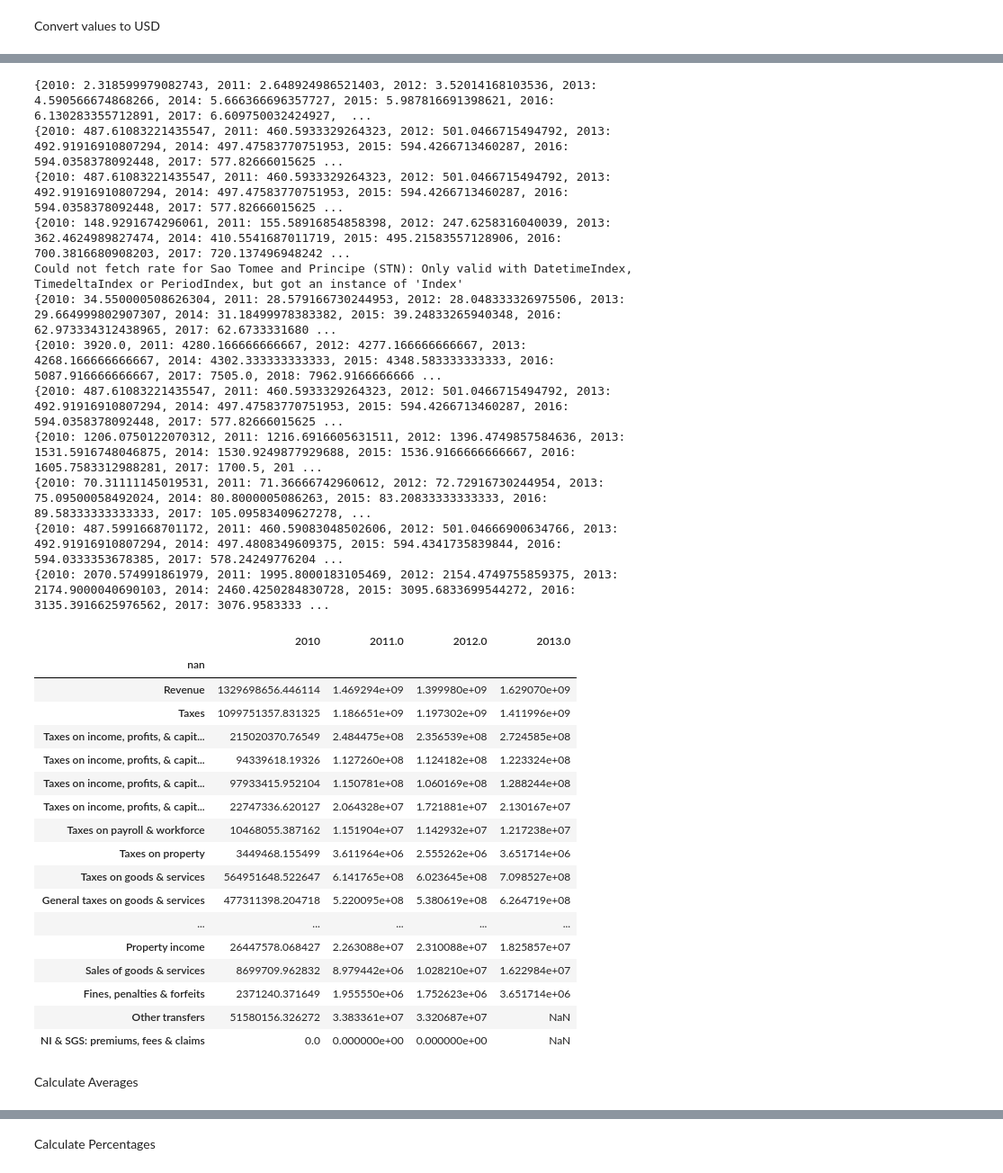
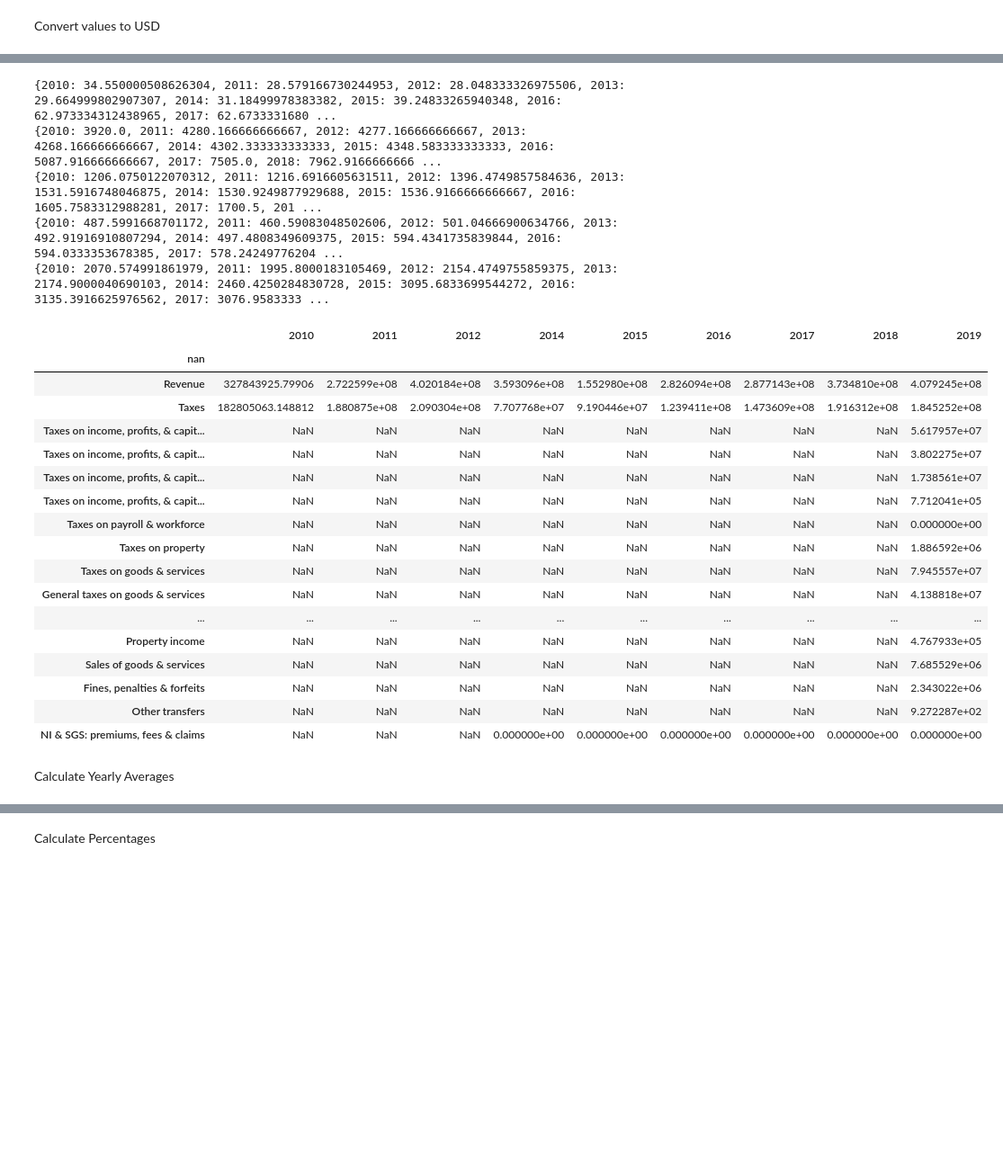
Before and after one commit to mpham8/macro-debtrelief-humancapital, a Jupyter notebook: govt-revenue.ipynb, the cells around one changed output, grey strips where cells are left out. Shown at 90% size. Drawn from its saved outputs; the diff is of its cells as text; code cells hidden in the pictures; blank space fills up the shorter version.

Commit message:
added year weighting fix

```diff
--- a/govt-revenue.ipynb
+++ b/govt-revenue.ipynb
@@ -126,10 +126,8 @@ master_table["Benin"]
 # %% [markdown]
 Convert values to USD
 # %%
-error_countries = []
-
-#loop through table (where key is the country name) (master_table[key] is the dataframe stored in the master_table indexed by key)
-for key in master_table:
+#REMOVE "JUNK" ROWS AND CONVERT TO CORRECT SCALE (MILLION/BILLIONS)
+for key in master_table: #loop through table (where key is the country name) (master_table[key] is the dataframe stored in the master_table indexed by key)
   scale = master_table[key].iloc[4,0] #get if values have scale of billions or millions
 
   # Drop rows 0 to 5, reformatting indexes and column headers
@@ -138,6 +136,8 @@ for key in master_table:
   master_table[key].columns = master_table[key].iloc[0]
   master_table[key] = master_table[key][1:]
   master_table[key] = master_table[key].set_index(master_table[key].columns[0])
+  master_table[key].columns = [int(float(col)) for col in master_table[key].columns]
+
 
   if scale == "Scale: Billions":
     master_table[key] = master_table[key]* (10 ** 9) #multiple every value in dataframe by 1e9 if scale is billion
@@ -145,6 +145,20 @@ for key in master_table:
     master_table[key] = master_table[key]* (10 ** 6) #multiple every value in dataframe by 1e9 if scale is billion
 
 
+#FILTER OUT COUNTRIES WITH LESS THAN 7 YEARS OF DATA
+less_than_seven_years_data_countries = [] #create list to store countries with less than 7 years of historial data
+for key in master_table: #iterate through master_table
+  num_columns = master_table[key].shape[1] #count the number of columns (each column represents a year)
+  if num_columns < 7: #if less than 7 columns/year, add to list to delete
+    less_than_seven_years_data_countries.append(key)
+
+for country in less_than_seven_years_data_countries:
+  del master_table[country] #delete countries with less than 7 years from data table
+
+
+#CONVERT LOCAL CURRENCY DENOMINATED VALUES TO USD
+error_countries = []
+for key in master_table:
   #get annual 2010-2019 USD to domestic currency exchange rate using yfinance library
   currency = country_currency_codes_table[key] #retrieve currency symbol from 'country_currency_codes_table'
   symbol = f"{currency}=X"
@@ -161,15 +175,14 @@ for key in master_table:
       master_table[key][year] = master_table[key][year] / year_to_exchange_rate_dict[year_int] #divide each column's values by that year's exchange rate
 
   except Exception as e: #if errored out
-    pass
     print(f"Could not fetch rate for {key} ({currency}): {e}")
     error_countries.append(key) #add country to error list
-
+    pass
 
 for country in error_countries:
-  del master_table[country]
+  del master_table[country] #delete countries where currency conversion failed
 
-master_table["Benin"]
+master_table["Central African Republic"]
 # %% [output]
 [*********************100%%**********************]  1 of 1 completed
 [*********************100%%**********************]  1 of 1 completed
@@ -209,33 +221,26 @@ master_table["Benin"]
-{2010: 2.318599979082743, 2011: 2.648924986521403, 2012: 3.52014168103536, 2013: 4.590566674868266, 2014: 5.666366696357727, 2015: 5.987816691398621, 2016: 6.130283355712891, 2017: 6.609750032424927,  ...
-{2010: 487.61083221435547, 2011: 460.5933329264323, 2012: 501.0466715494792, 2013: 492.91916910807294, 2014: 497.47583770751953, 2015: 594.4266713460287, 2016: 594.0358378092448, 2017: 577.82666015625 ...
-{2010: 487.61083221435547, 2011: 460.5933329264323, 2012: 501.0466715494792, 2013: 492.91916910807294, 2014: 497.47583770751953, 2015: 594.4266713460287, 2016: 594.0358378092448, 2017: 577.82666015625 ...
-{2010: 148.9291674296061, 2011: 155.58916854858398, 2012: 247.6258316040039, 2013: 362.4624989827474, 2014: 410.5541687011719, 2015: 495.21583557128906, 2016: 700.3816680908203, 2017: 720.137496948242 ...
-Could not fetch rate for Sao Tomee and Principe (STN): Only valid with DatetimeIndex, TimedeltaIndex or PeriodIndex, but got an instance of 'Index'
 {2010: 34.550000508626304, 2011: 28.579166730244953, 2012: 28.048333326975506, 2013: 29.664999802907307, 2014: 31.18499978383382, 2015: 39.24833265940348, 2016: 62.973334312438965, 2017: 62.6733331680 ...
 {2010: 3920.0, 2011: 4280.166666666667, 2012: 4277.166666666667, 2013: 4268.166666666667, 2014: 4302.333333333333, 2015: 4348.583333333333, 2016: 5087.916666666667, 2017: 7505.0, 2018: 7962.9166666666 ...
-{2010: 487.61083221435547, 2011: 460.5933329264323, 2012: 501.0466715494792, 2013: 492.91916910807294, 2014: 497.47583770751953, 2015: 594.4266713460287, 2016: 594.0358378092448, 2017: 577.82666015625 ...
 {2010: 1206.0750122070312, 2011: 1216.6916605631511, 2012: 1396.4749857584636, 2013: 1531.5916748046875, 2014: 1530.9249877929688, 2015: 1536.9166666666667, 2016: 1605.7583312988281, 2017: 1700.5, 201 ...
-{2010: 70.31111145019531, 2011: 71.36666742960612, 2012: 72.72916730244954, 2013: 75.09500058492024, 2014: 80.8000005086263, 2015: 83.20833333333333, 2016: 89.58333333333333, 2017: 105.09583409627278, ...
 {2010: 487.5991668701172, 2011: 460.59083048502606, 2012: 501.04666900634766, 2013: 492.91916910807294, 2014: 497.4808349609375, 2015: 594.4341735839844, 2016: 594.0333353678385, 2017: 578.24249776204 ...
 {2010: 2070.574991861979, 2011: 1995.8000183105469, 2012: 2154.4749755859375, 2013: 2174.9000040690103, 2014: 2460.4250284830728, 2015: 3095.6833699544272, 2016: 3135.3916625976562, 2017: 3076.9583333 ...
-|  | 2010 | 2011.0 | 2012.0 | 2013.0 |
-| nan |  |  |  |  |
-| Revenue | 1329698656.446114 | 1.469294e+09 | 1.399980e+09 | 1.629070e+09 |
-| Taxes | 1099751357.831325 | 1.186651e+09 | 1.197302e+09 | 1.411996e+09 |
-| Taxes on income, profits, & capit... | 215020370.76549 | 2.484475e+08 | 2.356539e+08 | 2.724585e+08 |
-| Taxes on income, profits, & capit... | 94339618.19326 | 1.127260e+08 | 1.124182e+08 | 1.223324e+08 |
-| Taxes on income, profits, & capit... | 97933415.952104 | 1.150781e+08 | 1.060169e+08 | 1.288244e+08 |
-| Taxes on income, profits, & capit... | 22747336.620127 | 2.064328e+07 | 1.721881e+07 | 2.130167e+07 |
-| Taxes on payroll & workforce | 10468055.387162 | 1.151904e+07 | 1.142932e+07 | 1.217238e+07 |
-| Taxes on property | 3449468.155499 | 3.611964e+06 | 2.555262e+06 | 3.651714e+06 |
-| Taxes on goods & services | 564951648.522647 | 6.141765e+08 | 6.023645e+08 | 7.098527e+08 |
-| General taxes on goods & services | 477311398.204718 | 5.220095e+08 | 5.380619e+08 | 6.264719e+08 |
-| ... | ... | ... | ... | ... |
-| Property income | 26447578.068427 | 2.263088e+07 | 2.310088e+07 | 1.825857e+07 |
-| Sales of goods & services | 8699709.962832 | 8.979442e+06 | 1.028210e+07 | 1.622984e+07 |
-| Fines, penalties & forfeits | 2371240.371649 | 1.955550e+06 | 1.752623e+06 | 3.651714e+06 |
-| Other transfers | 51580156.326272 | 3.383361e+07 | 3.320687e+07 | NaN |
-| NI & SGS: premiums, fees & claims | 0.0 | 0.000000e+00 | 0.000000e+00 | NaN |
+|  | 2010 | 2011 | 2012 | 2014 | 2015 | 2016 | 2017 | 2018 | 2019 |
+| nan |  |  |  |  |  |  |  |  |  |
+| Revenue | 327843925.79906 | 2.722599e+08 | 4.020184e+08 | 3.593096e+08 | 1.552980e+08 | 2.826094e+08 | 2.877143e+08 | 3.734810e+08 | 4.079245e+08 |
+| Taxes | 182805063.148812 | 1.880875e+08 | 2.090304e+08 | 7.707768e+07 | 9.190446e+07 | 1.239411e+08 | 1.473609e+08 | 1.916312e+08 | 1.845252e+08 |
+| Taxes on income, profits, & capit... | NaN | NaN | NaN | NaN | NaN | NaN | NaN | NaN | 5.617957e+07 |
+| Taxes on income, profits, & capit... | NaN | NaN | NaN | NaN | NaN | NaN | NaN | NaN | 3.802275e+07 |
+| Taxes on income, profits, & capit... | NaN | NaN | NaN | NaN | NaN | NaN | NaN | NaN | 1.738561e+07 |
+| Taxes on income, profits, & capit... | NaN | NaN | NaN | NaN | NaN | NaN | NaN | NaN | 7.712041e+05 |
+| Taxes on payroll & workforce | NaN | NaN | NaN | NaN | NaN | NaN | NaN | NaN | 0.000000e+00 |
+| Taxes on property | NaN | NaN | NaN | NaN | NaN | NaN | NaN | NaN | 1.886592e+06 |
+| Taxes on goods & services | NaN | NaN | NaN | NaN | NaN | NaN | NaN | NaN | 7.945557e+07 |
+| General taxes on goods & services | NaN | NaN | NaN | NaN | NaN | NaN | NaN | NaN | 4.138818e+07 |
+| ... | ... | ... | ... | ... | ... | ... | ... | ... | ... |
+| Property income | NaN | NaN | NaN | NaN | NaN | NaN | NaN | NaN | 4.767933e+05 |
+| Sales of goods & services | NaN | NaN | NaN | NaN | NaN | NaN | NaN | NaN | 7.685529e+06 |
+| Fines, penalties & forfeits | NaN | NaN | NaN | NaN | NaN | NaN | NaN | NaN | 2.343022e+06 |
+| Other transfers | NaN | NaN | NaN | NaN | NaN | NaN | NaN | NaN | 9.272287e+02 |
+| NI & SGS: premiums, fees & claims | NaN | NaN | NaN | 0.000000e+00 | 0.000000e+00 | 0.000000e+00 | 0.000000e+00 | 0.000000e+00 | 0.000000e+00 |
 # %% [markdown]
-Calculate Averages
+Calculate Yearly Averages
 # %%
```
Also changed, not shown: parts of 6 cells of this notebook.
